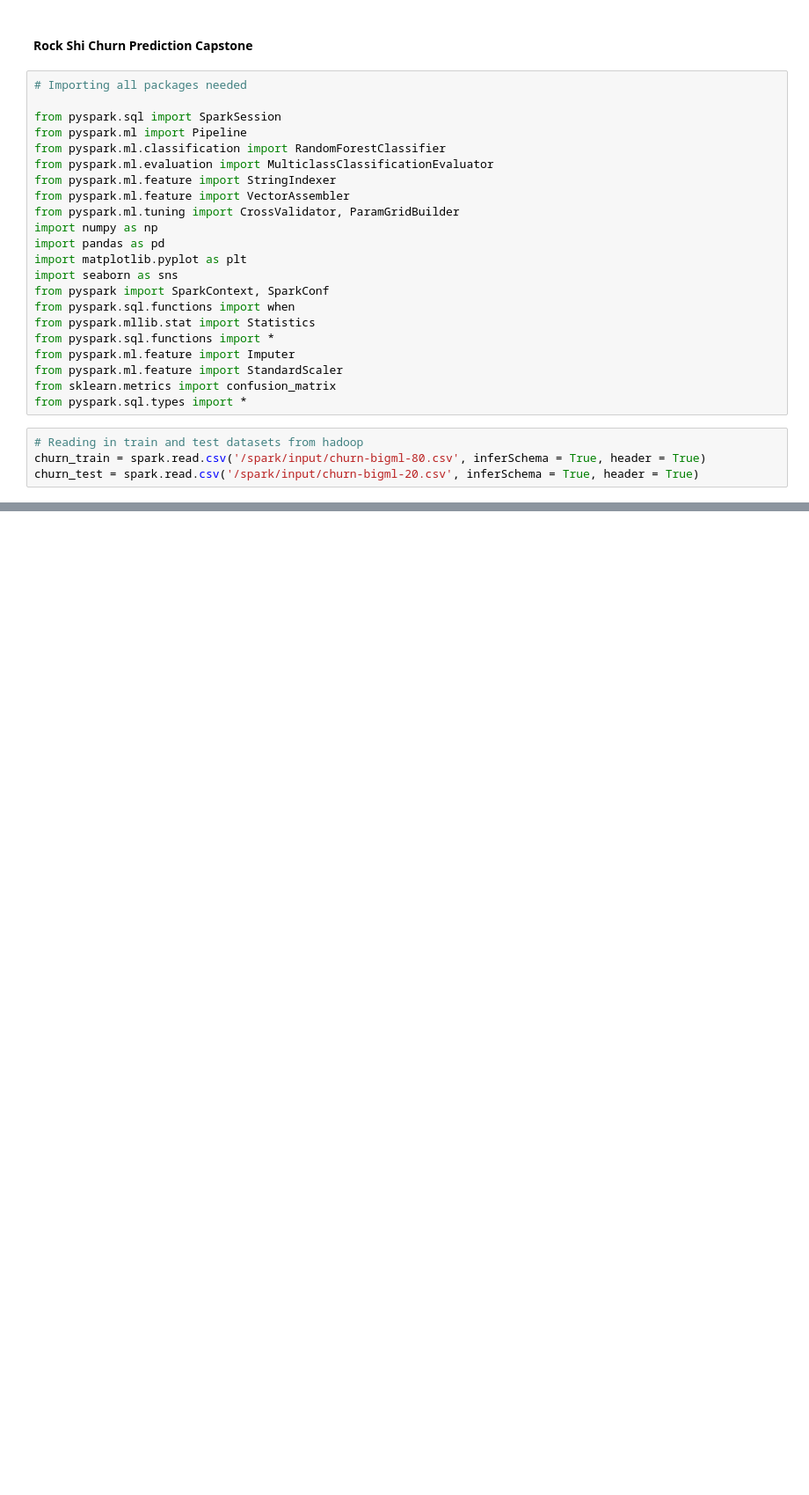
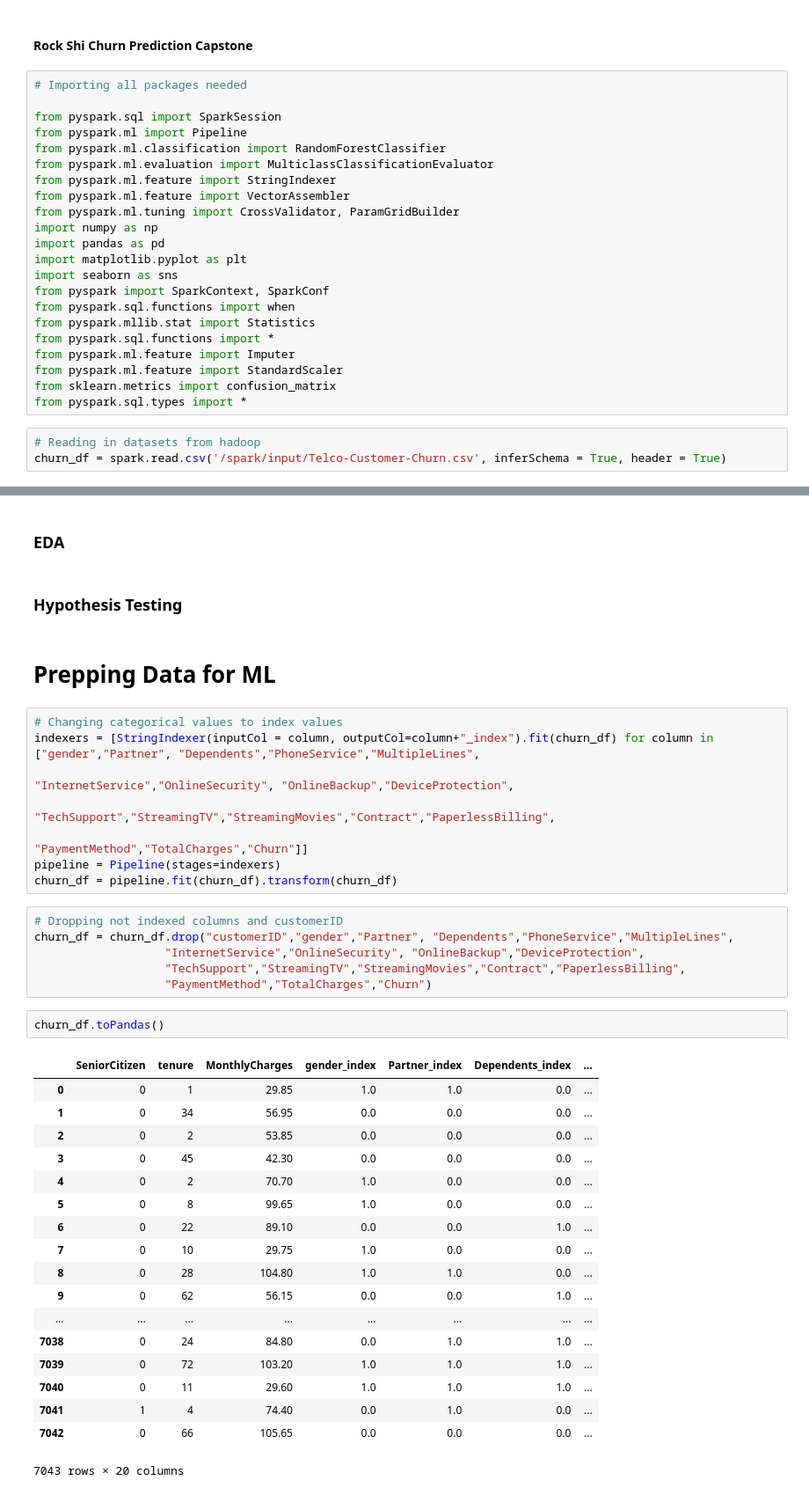
Before and after one commit to rockshi0824/Churn-Prediction-Capstone, a Jupyter notebook: Predicting Telecom Churn Project.ipynb, the cells around one changed output, grey strips where cells are left out. Shown at 88% size. Drawn from its saved outputs; the diff is of its cells as text; blank space fills up the shorter version.

Commit message:
Data cleaning and prepping data for machine learning' q clear

```diff
--- a/Predicting Telecom Churn Project.ipynb
+++ b/Predicting Telecom Churn Project.ipynb
@@ -23,8 +23,7 @@ from pyspark.ml.feature import StandardScaler
 from sklearn.metrics import confusion_matrix
 from pyspark.sql.types import *
 # %%
-# Reading in train and test datasets from hadoop
-churn_train = spark.read.csv('/spark/input/churn-bigml-80.csv', inferSchema = True, header = True)
-churn_test = spark.read.csv('/spark/input/churn-bigml-20.csv', inferSchema = True, header = True)
+# Reading in datasets from hadoop
+churn_df = spark.read.csv('/spark/input/Telco-Customer-Churn.csv', inferSchema = True, header = True)
 # %%
 # Displaying first five rows of train dataset
@@ -42,0 +79,41 @@ only showing top 5 rows
+# %% [markdown]
+### EDA
+# %% [markdown]
+### Hypothesis Testing
+# %% [markdown]
+# Prepping Data for ML
+# %%
+# Changing categorical values to index values
+indexers = [StringIndexer(inputCol = column, outputCol=column+"_index").fit(churn_df) for column in ["gender","Partner", "Dependents","PhoneService","MultipleLines",
+                                                                                                  "InternetService","OnlineSecurity", "OnlineBackup","DeviceProtection",
+                                                                                                  "TechSupport","StreamingTV","StreamingMovies","Contract","PaperlessBilling",
+                                                                                                  "PaymentMethod","TotalCharges","Churn"]]
+pipeline = Pipeline(stages=indexers)
+churn_df = pipeline.fit(churn_df).transform(churn_df)
+# %%
+# Dropping not indexed columns and customerID
+churn_df = churn_df.drop("customerID","gender","Partner", "Dependents","PhoneService","MultipleLines",
+                   "InternetService","OnlineSecurity", "OnlineBackup","DeviceProtection",
+                   "TechSupport","StreamingTV","StreamingMovies","Contract","PaperlessBilling",
+                   "PaymentMethod","TotalCharges","Churn")
+# %%
+churn_df.toPandas()
+# %% [output]
+|  | SeniorCitizen | tenure | MonthlyCharges | gender_index | Partner_index | Dependents_index | ... |
+| 0 | 0 | 1 | 29.85 | 1.0 | 1.0 | 0.0 | ... |
+| 1 | 0 | 34 | 56.95 | 0.0 | 0.0 | 0.0 | ... |
+| 2 | 0 | 2 | 53.85 | 0.0 | 0.0 | 0.0 | ... |
+| 3 | 0 | 45 | 42.30 | 0.0 | 0.0 | 0.0 | ... |
+| 4 | 0 | 2 | 70.70 | 1.0 | 0.0 | 0.0 | ... |
+| 5 | 0 | 8 | 99.65 | 1.0 | 0.0 | 0.0 | ... |
+| 6 | 0 | 22 | 89.10 | 0.0 | 0.0 | 1.0 | ... |
+| 7 | 0 | 10 | 29.75 | 1.0 | 0.0 | 0.0 | ... |
+| 8 | 0 | 28 | 104.80 | 1.0 | 1.0 | 0.0 | ... |
+| 9 | 0 | 62 | 56.15 | 0.0 | 0.0 | 1.0 | ... |
+| ... | ... | ... | ... | ... | ... | ... | ... |
+| 7038 | 0 | 24 | 84.80 | 0.0 | 1.0 | 1.0 | ... |
+| 7039 | 0 | 72 | 103.20 | 1.0 | 1.0 | 1.0 | ... |
+| 7040 | 0 | 11 | 29.60 | 1.0 | 1.0 | 1.0 | ... |
+| 7041 | 1 | 4 | 74.40 | 0.0 | 1.0 | 0.0 | ... |
+| 7042 | 0 | 66 | 105.65 | 0.0 | 0.0 | 0.0 | ... |
+7043 rows × 20 columns
```
Also changed, not shown: parts of 13 cells of this notebook.
